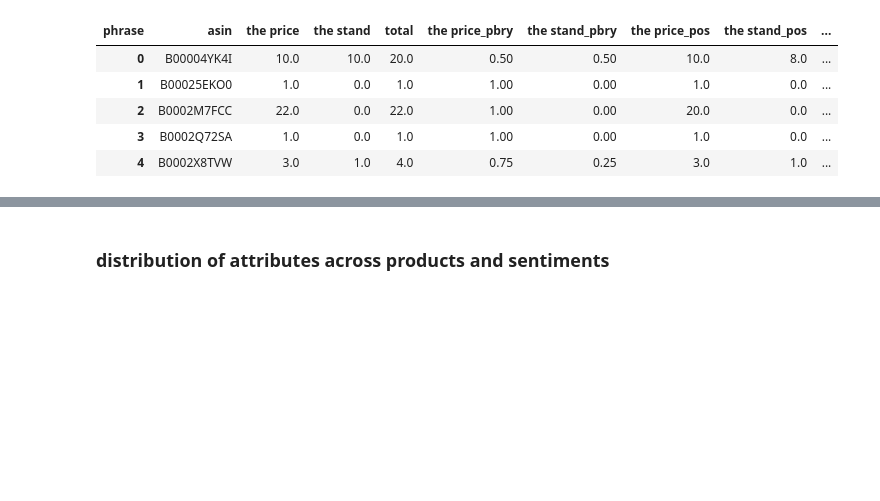
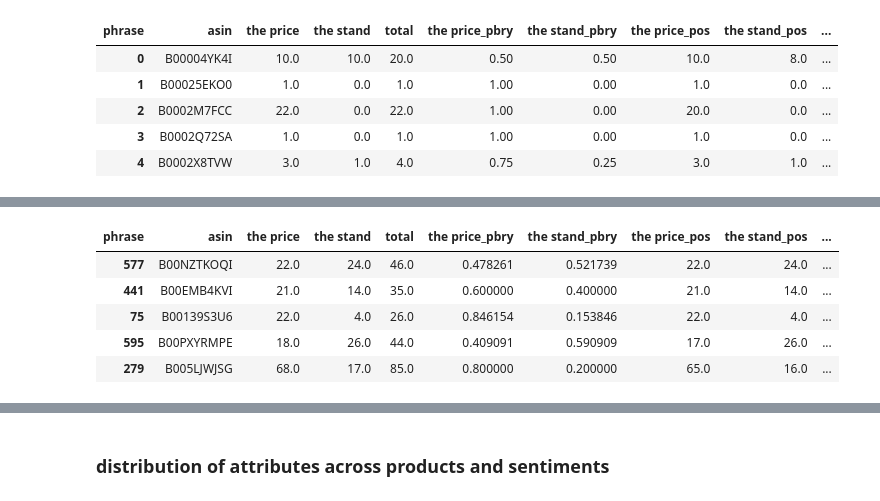
Before and after one commit to avelllabs/Gabby, a Jupyter notebook: notebooks/14_gb_product_recommendation_and_matching_score.ipynb, the cells around one changed output, grey strips where cells are left out. Drawn from its saved outputs; the diff is of its cells as text; code cells hidden in the pictures; blank space fills up the shorter version.

Commit message:
a minimalistic ranking weighted by percentile rank

```diff
--- a/notebooks/14_gb_product_recommendation_and_matching_score.ipynb
+++ b/notebooks/14_gb_product_recommendation_and_matching_score.ipynb
@@ -293,7 +293,7 @@ neg_counts = negative_attributes_counts[['asin', 'phrase', 'count']]. \
 
 neg_counts = neg_counts.rename(columns={c:f"{c}_neg" for c in neg_counts.columns[1:]})
 # %%
-prod_attr_prby = product_attribute_counts.merge(pos_counts, on='asin', how='left').merge(neg_counts, on='asin', how='left').fillna(0).head()
+prod_attr_prby = product_attribute_counts.merge(pos_counts, on='asin', how='left').merge(neg_counts, on='asin', how='left').fillna(0)
 # %%
 prod_attr_prby.head()
 # %% [output]
@@ -317,0 +339,2 @@ prod_attr_prby.head()
+# %%
+prod_attr_prby['total_perc_rank'] = prod_attr_prby['total'].rank(pct=True)
@@ -317,0 +354,4 @@ prod_attr_prby.head()
+# %%
+for phrase in positive_attributes_counts['phrase'].unique():
+    prod_attr_prby[f"{phrase}_score_level"] = prod_attr_prby[f"{phrase}_pos_pbry"]/prod_attr_prby[f"{phrase}_pbry"]
+    prod_attr_prby = prod_attr_prby.fillna(0.5)
@@ -317,0 +367,11 @@ prod_attr_prby.head()
+# %%
+prod_attr_prby['score'] = prod_attr_prby[[c for c in prod_attr_prby.columns if c.endswith('score_level')]].mean(axis=1) * prod_attr_prby['total_perc_rank']
+# %%
+prod_attr_prby.sort_values('score', ascending=False).head()
+# %% [output]
+| phrase | asin | the price | the stand | total | the price_pbry | the stand_pbry | the price_pos | the stand_pos | ... |
+| 577 | B00NZTKOQI | 22.0 | 24.0 | 46.0 | 0.478261 | 0.521739 | 22.0 | 24.0 | ... |
+| 441 | B00EMB4KVI | 21.0 | 14.0 | 35.0 | 0.600000 | 0.400000 | 21.0 | 14.0 | ... |
+| 75 | B00139S3U6 | 22.0 | 4.0 | 26.0 | 0.846154 | 0.153846 | 22.0 | 4.0 | ... |
+| 595 | B00PXYRMPE | 18.0 | 26.0 | 44.0 | 0.409091 | 0.590909 | 17.0 | 26.0 | ... |
+| 279 | B005LJWJSG | 68.0 | 17.0 | 85.0 | 0.800000 | 0.200000 | 65.0 | 16.0 | ... |
```
Also changed, not shown: parts of 10 cells of this notebook.
